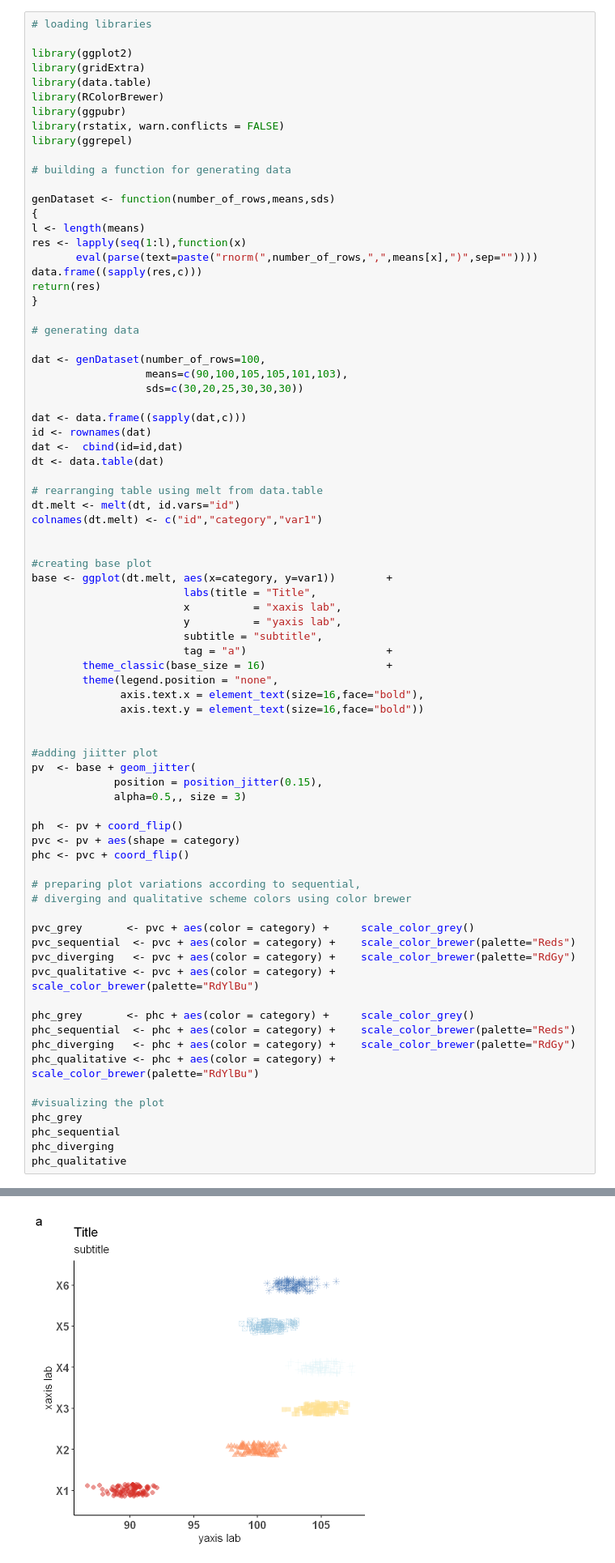
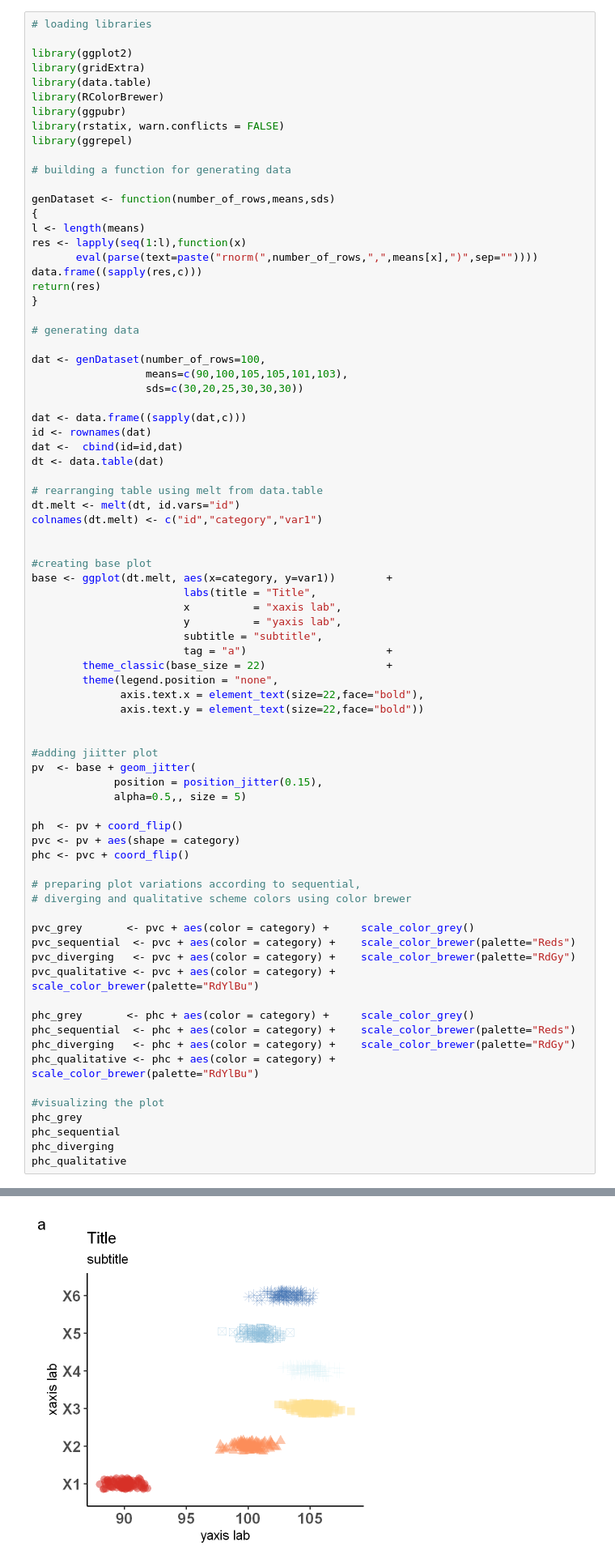
Before and after one commit to jojosgithub/blog, a Jupyter notebook: _notebooks/2021-05-31-ggplot_recipes.ipynb, the cells around one changed output, grey strips where cells are left out. Shown at 81% size. Drawn from its saved outputs; the diff is of its cells as text.

```diff
--- a/_notebooks/2021-05-31-ggplot_recipes.ipynb
+++ b/_notebooks/2021-05-31-ggplot_recipes.ipynb
@@ -64,16 +64,16 @@ base <- ggplot(dt.melt, aes(x=category, y=var1))		+
 						y          = "yaxis lab",
 						subtitle = "subtitle",
 						tag = "a")						+
-		theme_classic(base_size = 16)					+
+		theme_classic(base_size = 22)					+
 		theme(legend.position = "none",
-			  axis.text.x = element_text(size=16,face="bold"),
-			  axis.text.y = element_text(size=16,face="bold"))
+			  axis.text.x = element_text(size=22,face="bold"),
+			  axis.text.y = element_text(size=22,face="bold"))
 
 
 #adding jiitter plot
 pv  <- base + geom_jitter(
 			 position = position_jitter(0.15),
-			 alpha=0.5,, size = 3)
+			 alpha=0.5,, size = 5)
 
 ph  <- pv + coord_flip()
 pvc <- pv + aes(shape = category)
@@ -104,4 +104,4 @@ phc_qualitative
-[figure, old version]
+[figure, new version]
 # %%
 # adding labels to selected points
 
```
Also changed, not shown: parts of 7 cells of this notebook.
